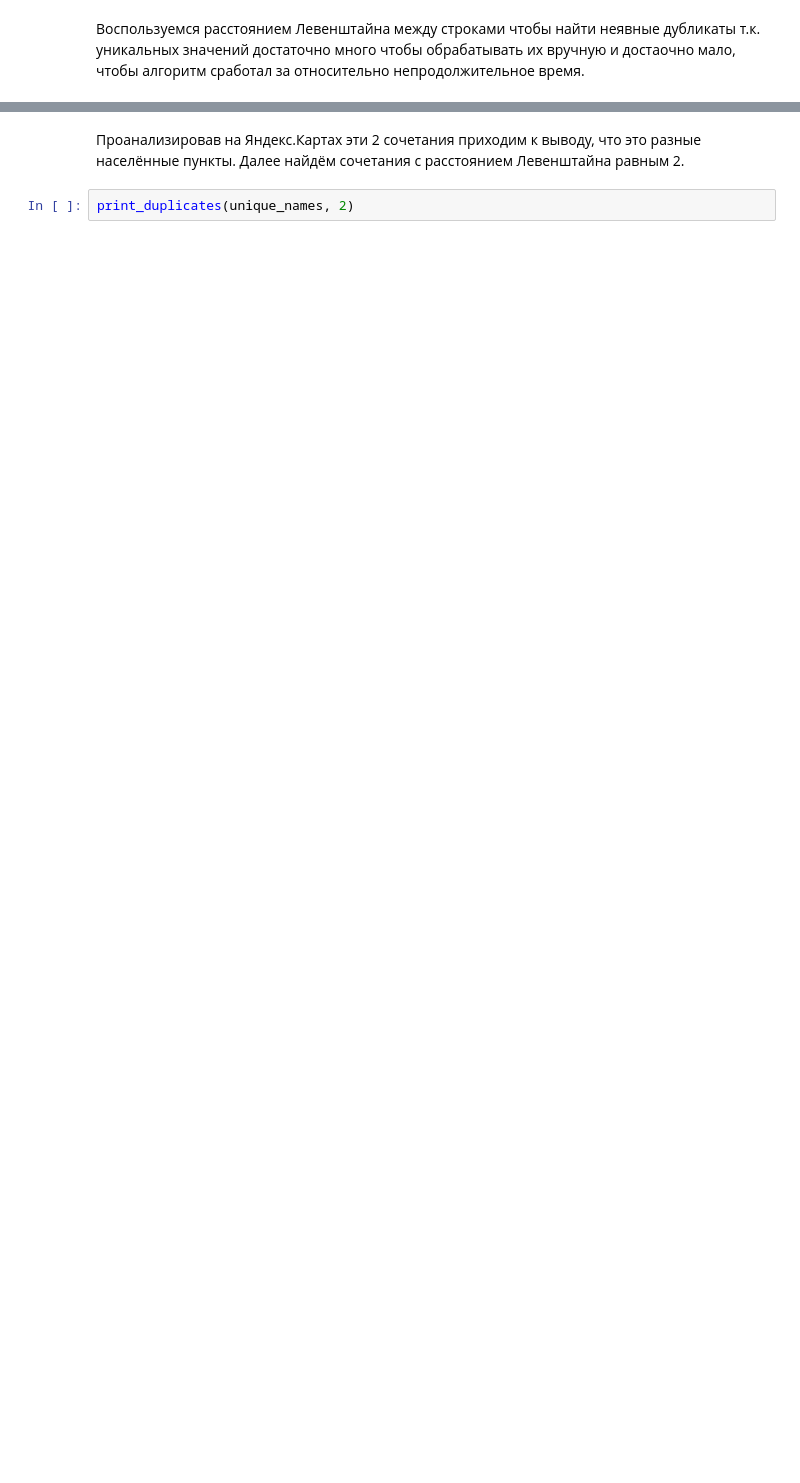
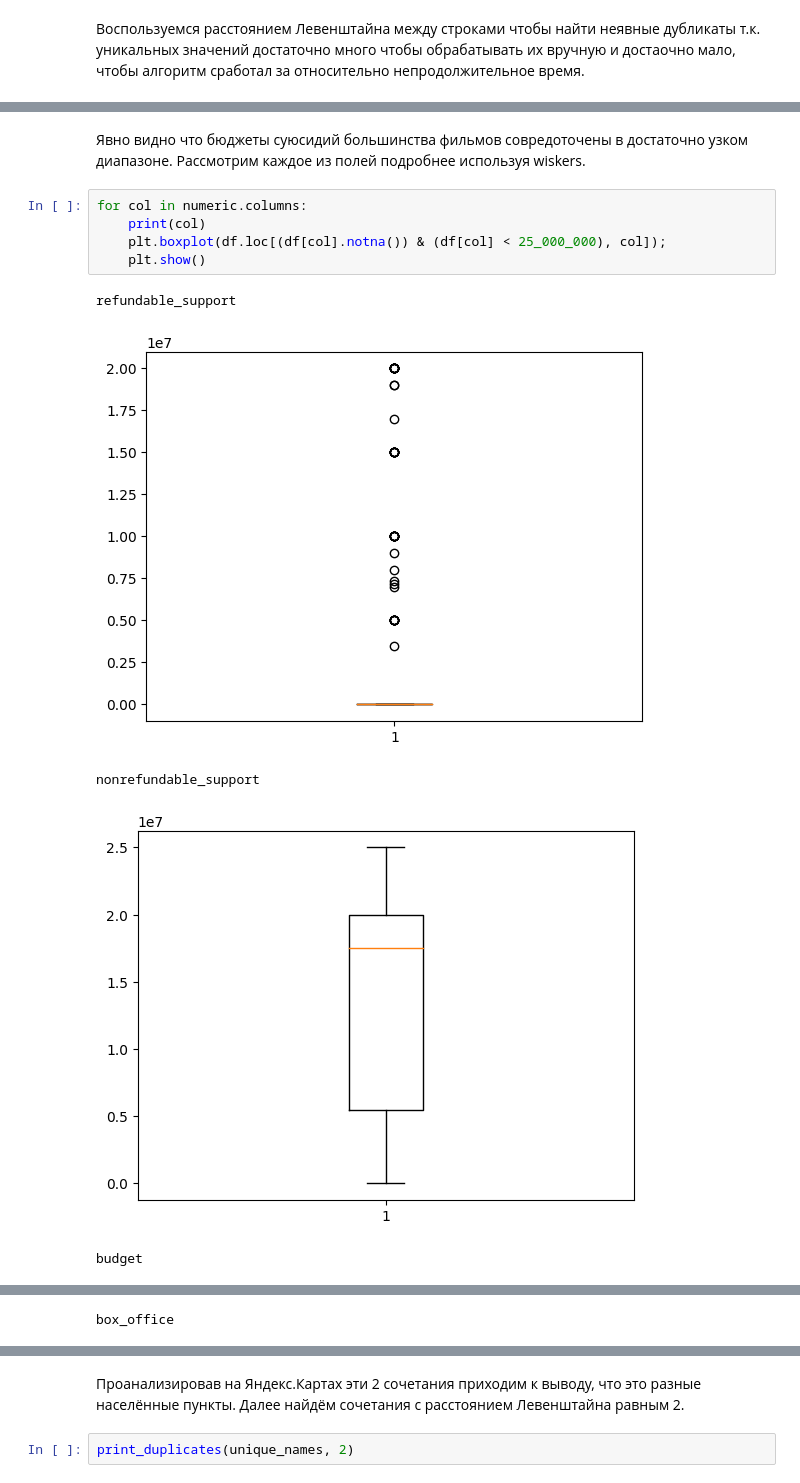
Before and after one commit to EvanderLatine/DS_Practicum, a Jupyter notebook: Composite_Project_1/EDA.ipynb, the cells around one changed output, grey strips where cells are left out. Drawn from its saved outputs; the diff is of its cells as text; blank space fills up the shorter version.

```diff
--- a/Composite_Project_1/EDA.ipynb
+++ b/Composite_Project_1/EDA.ipynb
@@ -527,0 +484,13 @@ Duplicates count: 2
+# %% [markdown]
+Явно видно что бюджеты суюсидий большинства фильмов совредоточены в достаточно узком диапазоне. Рассмотрим каждое из полей подробнее используя wiskers.
+# %%
+for col in numeric.columns:
+    print(col)
+    plt.boxplot(df.loc[(df[col].notna()) & (df[col] < 25_000_000), col]);
+    plt.show()
+# %% [output]
+refundable_support
+[figure, added]
+nonrefundable_support
+[figure, added]
+budget
@@ -527,0 +498 @@ Duplicates count: 2
+box_office
```
Also changed, not shown: parts of 193 cells of this notebook.
